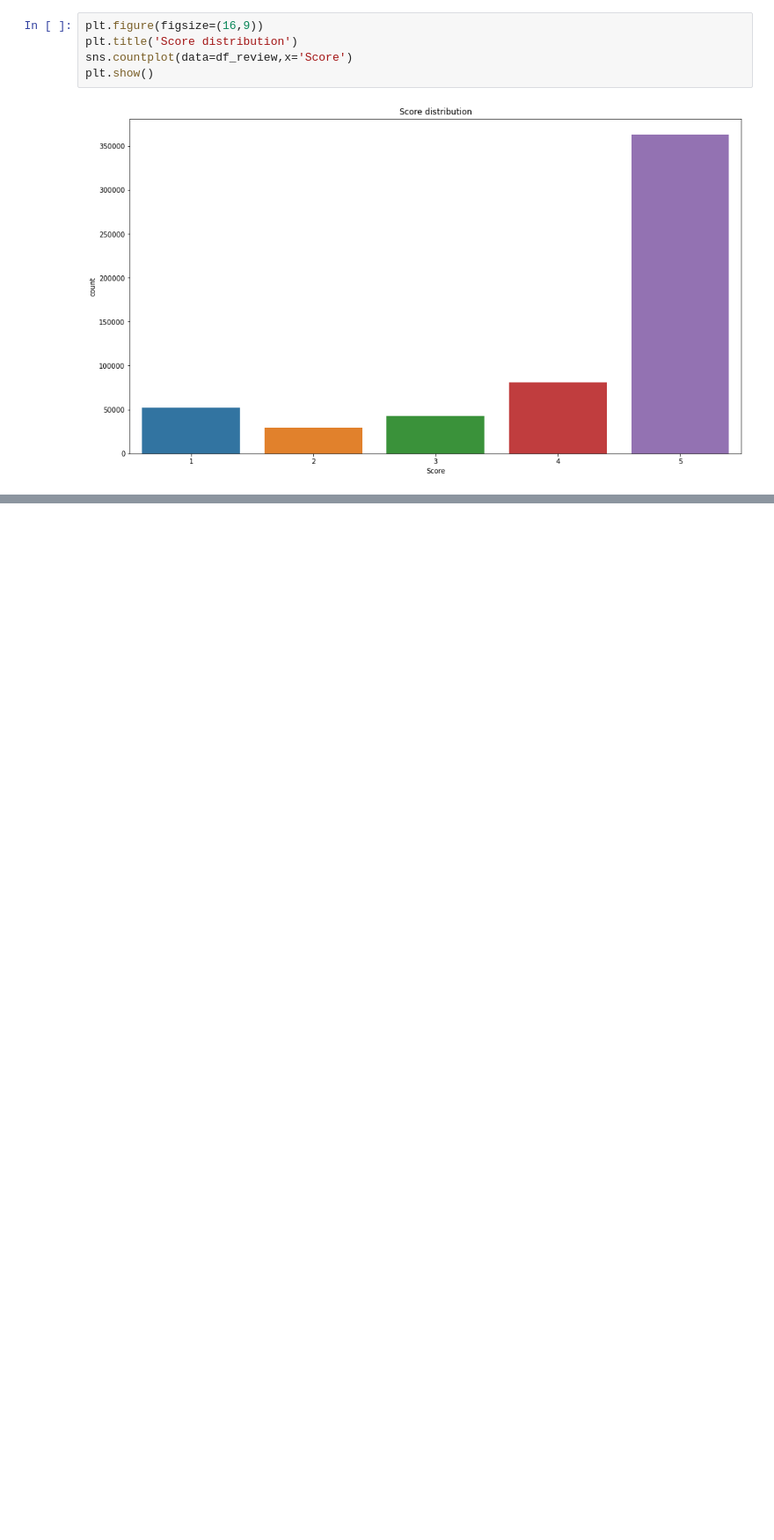
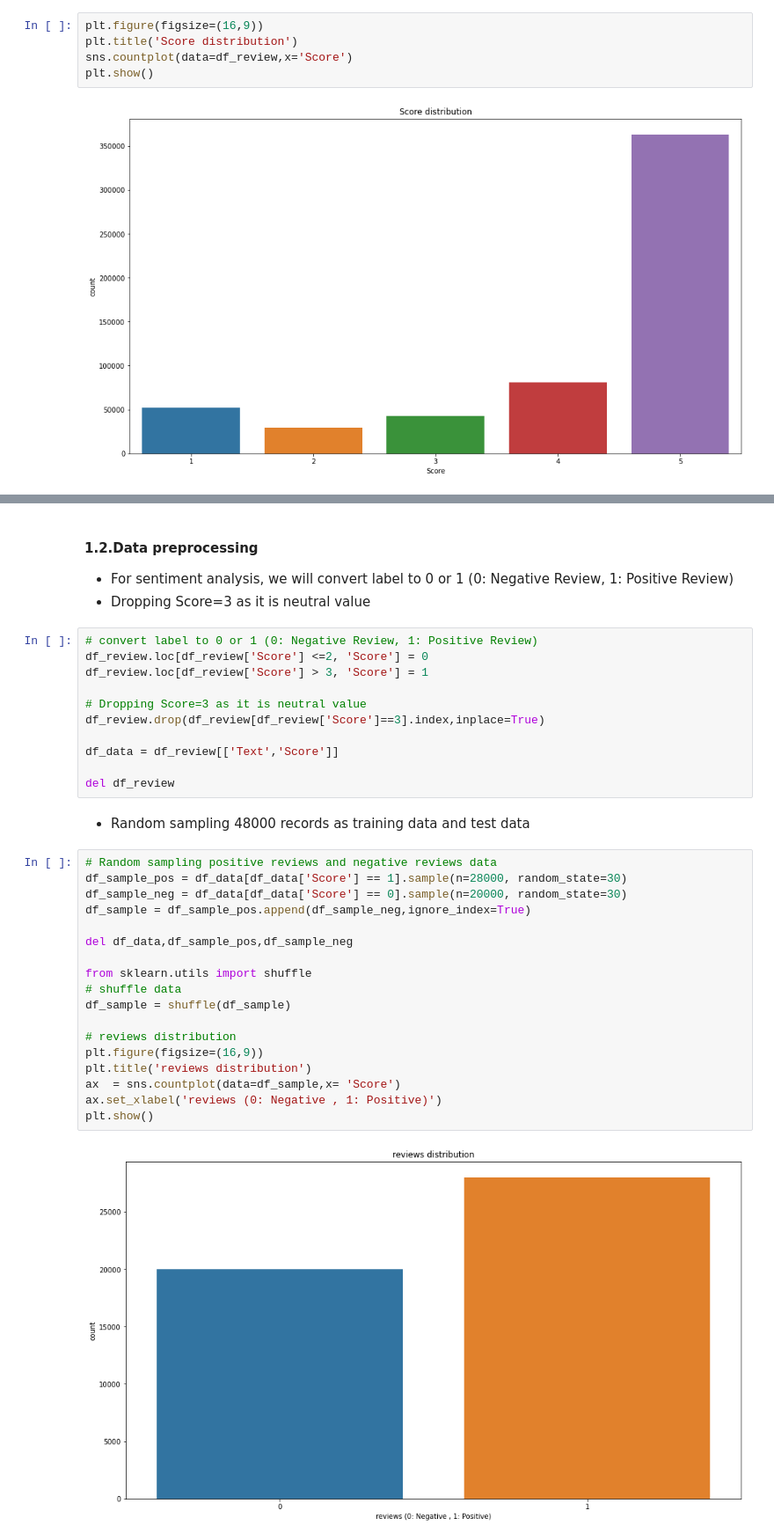
Before and after one commit to KesselZ/Semantic-analysis-for-amazon-review, a Jupyter notebook: project.ipynb, the cells around one changed output, grey strips where cells are left out. Shown at 88% size. Saved outputs shown, nothing was run; the diff lists cells and outputs as text; blank space fills up the shorter version.

```diff
--- a/project.ipynb
+++ b/project.ipynb
@@ -288,0 +61,37 @@ def get_datas_vector(all_words_freq:dict, each_words_freq:list, top_words_size:
+# %% [markdown]
+#### 1.2.Data preprocessing
++ For sentiment analysis, we will convert label to 0 or 1 (0: Negative Review, 1: Positive Review)
++ Dropping Score=3 as it is neutral value
+# %%
+# convert label to 0 or 1 (0: Negative Review, 1: Positive Review)
+df_review.loc[df_review['Score'] <=2, 'Score'] = 0
+df_review.loc[df_review['Score'] > 3, 'Score'] = 1
+
+# Dropping Score=3 as it is neutral value
+df_review.drop(df_review[df_review['Score']==3].index,inplace=True)
+
+df_data = df_review[['Text','Score']]
+
+del df_review
+# %% [markdown]
++ Random sampling 48000 records as training data and test data
+# %%
+# Random sampling positive reviews and negative reviews data
+df_sample_pos = df_data[df_data['Score'] == 1].sample(n=28000, random_state=30)
+df_sample_neg = df_data[df_data['Score'] == 0].sample(n=20000, random_state=30)
+df_sample = df_sample_pos.append(df_sample_neg,ignore_index=True)
+
+del df_data,df_sample_pos,df_sample_neg
+
+from sklearn.utils import shuffle
+# shuffle data
+df_sample = shuffle(df_sample)
+
+# reviews distribution
+plt.figure(figsize=(16,9))
+plt.title('reviews distribution')
+ax  = sns.countplot(data=df_sample,x= 'Score')
+ax.set_xlabel('reviews (0: Negative , 1: Positive)')
+plt.show()
+# %% [output]
+[figure, added]
```
Also changed, not shown: parts of 87 cells of this notebook.
